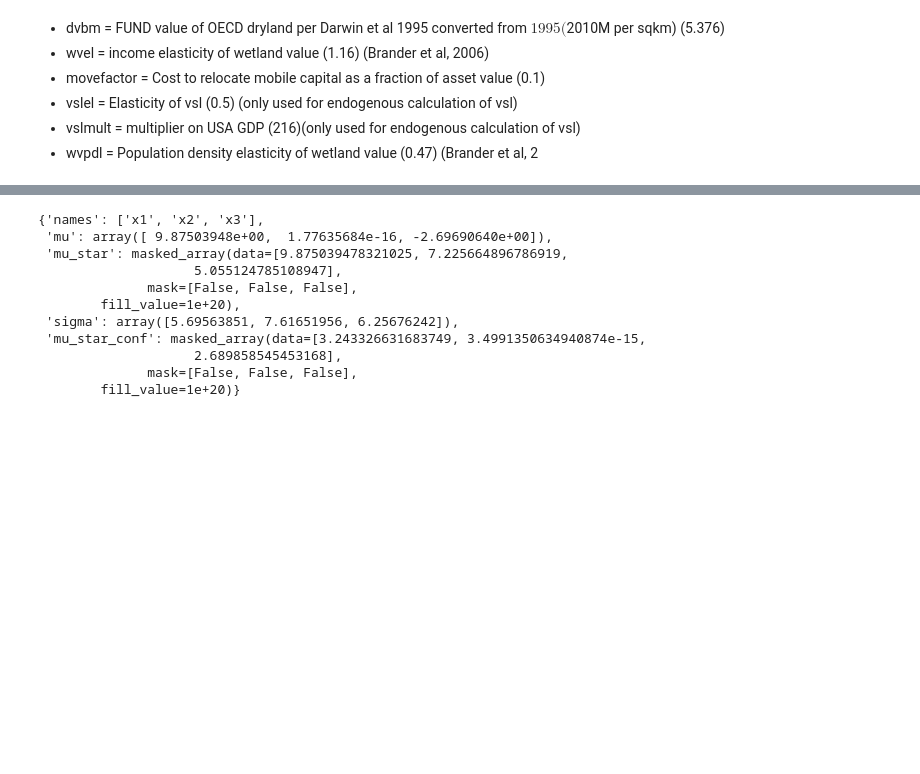
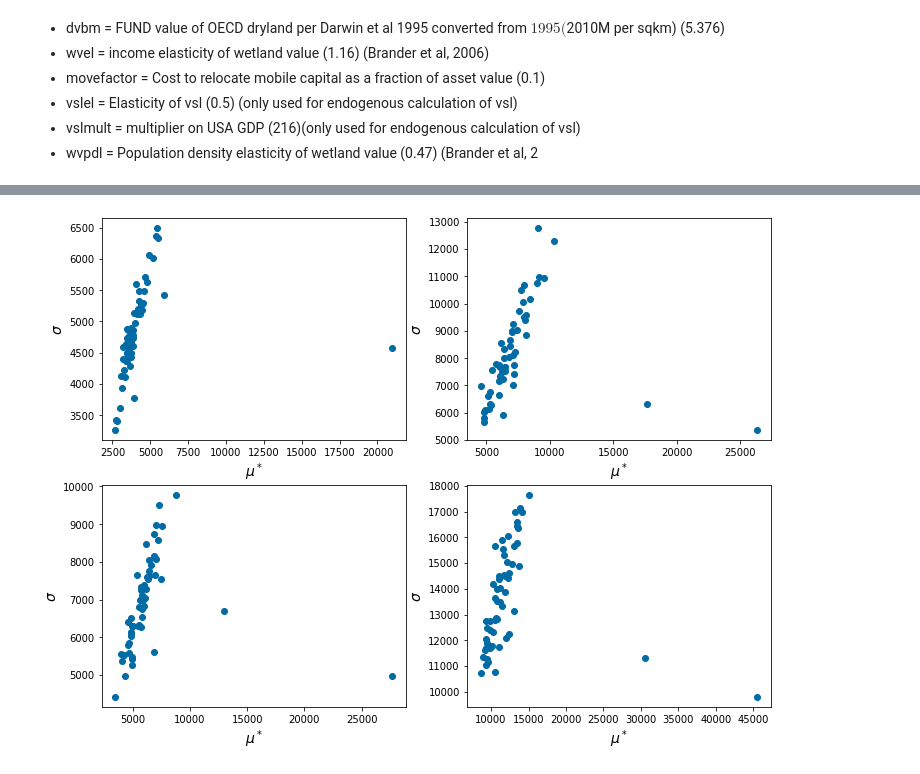
Before and after one commit to raddleverse/CIAM_uncertainty_propagation, a Jupyter notebook: work_uncertainty_propagation/sensitivity_analysis.ipynb, the cells around one changed output, grey strips where cells are left out. Saved outputs shown, nothing was run; the diff lists cells and outputs as text; code cells hidden in the pictures; blank space fills up the shorter version.

```diff
--- a/work_uncertainty_propagation/sensitivity_analysis.ipynb
+++ b/work_uncertainty_propagation/sensitivity_analysis.ipynb
@@ -9,3 +10,5 @@ import matplotlib.pyplot as plt
+# %%
+plt.style.use('tableau-colorblind10')
 # %% [markdown]
 Set `projdir` on your system, then everything else is defined relative to that. `pwd` will just give the directory that this Jupyter notebook is housed in.
 # %%
@@ -157,14 +109,14 @@ x3 -2.696906e+00  5.055125  6.256762  2.680622e+00
-# %%
-Si
-# %% [output]
-{'names': ['x1', 'x2', 'x3'],
- 'mu': array([ 9.87503948e+00,  1.77635684e-16, -2.69690640e+00]),
- 'mu_star': masked_array(data=[9.875039478321025, 7.225664896786919,
-                    5.055124785108947],
-              mask=[False, False, False],
-        fill_value=1e+20),
- 'sigma': array([5.69563851, 7.61651956, 6.25676242]),
- 'mu_star_conf': masked_array(data=[3.243326631683749, 3.4991350634940874e-15,
-                    2.689858545453168],
-              mask=[False, False, False],
-        fill_value=1e+20)}
+# %%
+top = len(dfSi[(1,26)])
+
+fig, ax = plt.subplots(2,2,figsize=(12,9))
+for s in range(len(scenarios)):
+    scen = scenarios[s]
+    names  = list(dfSi[scen].sort_values(by="mu_star", ascending=False).iloc[:top]["names"])
+    mustar = list(dfSi[scen].sort_values(by="mu_star", ascending=False).iloc[:top]["mu_star"])
+    sigma  = list(dfSi[scen].sort_values(by="mu_star", ascending=False).iloc[:top]["sigma"])
+    ax[int(s/2)][s%2].scatter(mustar,sigma)
+    ax[int(s/2)][s%2].set_xlabel("$\\mu^*$", fontsize=14);
+    ax[int(s/2)][s%2].set_ylabel("$\\sigma$", fontsize=14);
+# %% [output]
+[figure, added]
```
Also changed, not shown: parts of 12 cells of this notebook, 6 other files.
